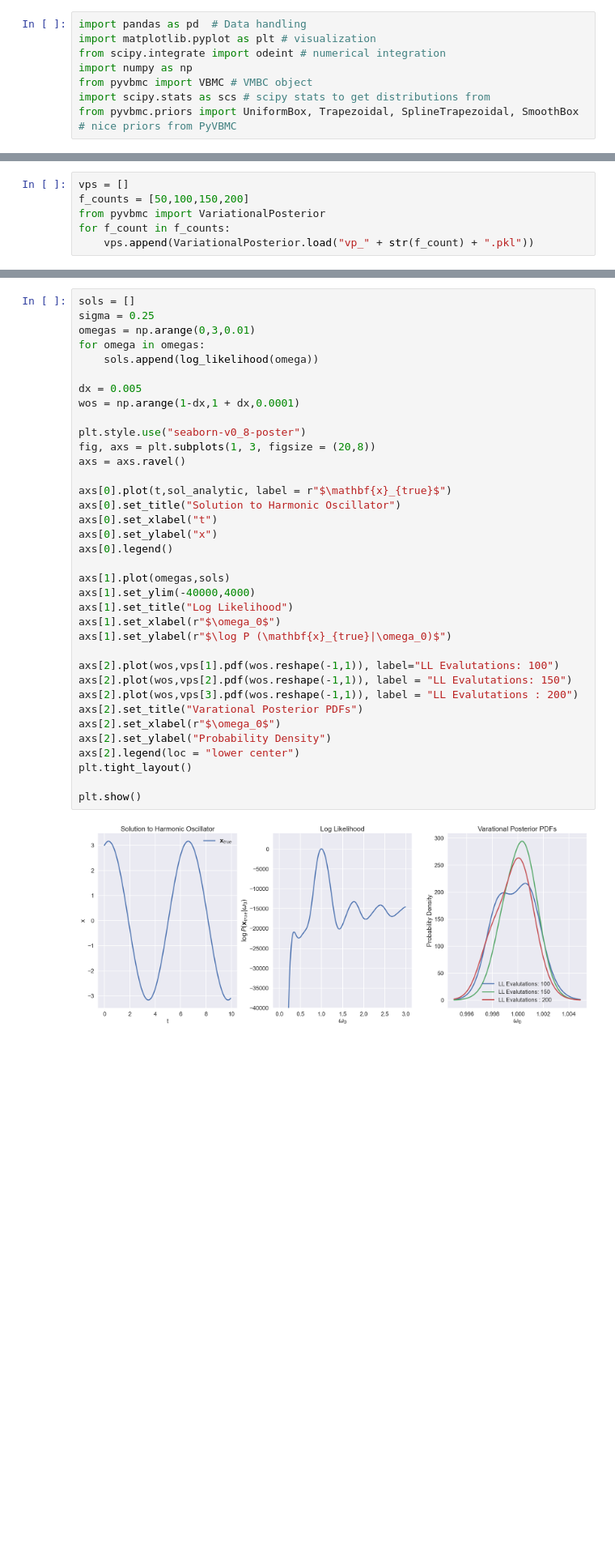
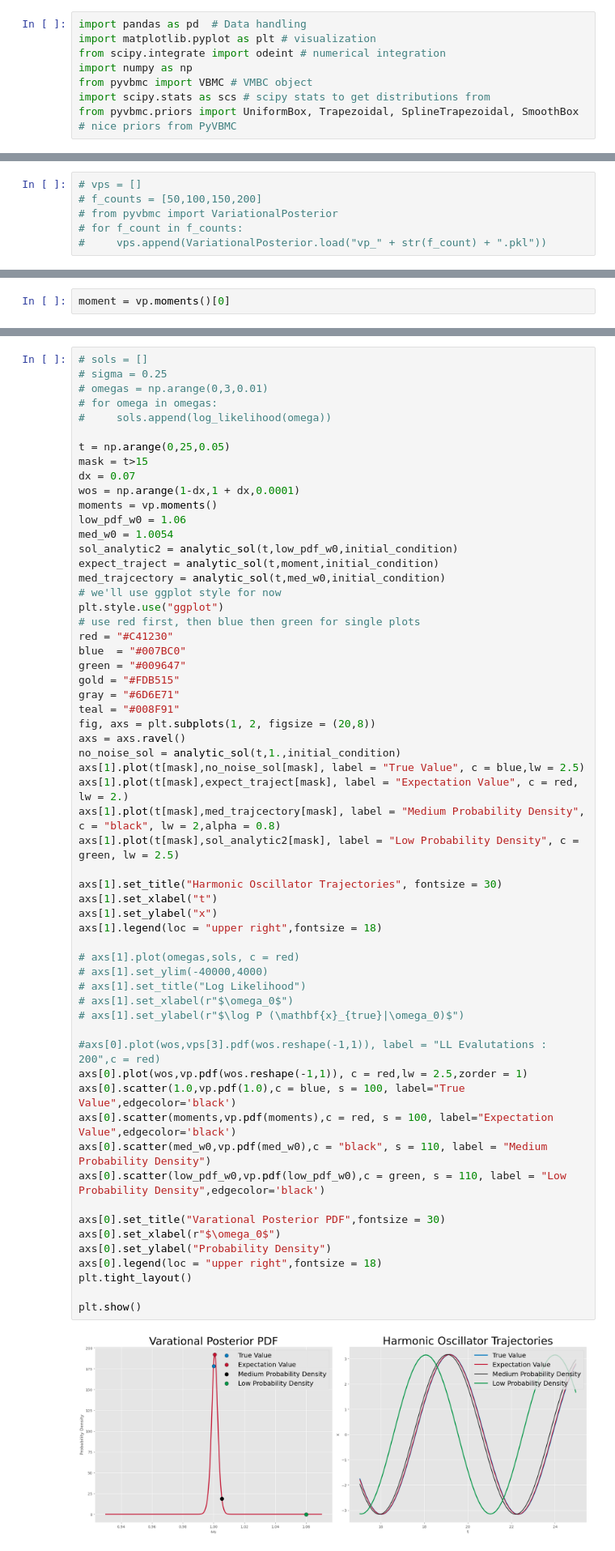
Before and after one commit to valentine-alia/BPE, a Jupyter notebook: do_you_even_SHO_bro.ipynb, the cells around one changed output, grey strips where cells are left out. Shown at 81% size. Drawn from its saved outputs; the diff is of its cells as text; blank space fills up the shorter version.

```diff
--- a/do_you_even_SHO_bro.ipynb
+++ b/do_you_even_SHO_bro.ipynb
@@ -102,9 +123,9 @@ Caution: Returned variational solution may have not converged.
 # %%
-vps = []
-f_counts = [50,100,150,200]
-from pyvbmc import VariationalPosterior
-for f_count in f_counts:
-    vps.append(VariationalPosterior.load("vp_" + str(f_count) + ".pkl"))
+# vps = []
+# f_counts = [50,100,150,200]
+# from pyvbmc import VariationalPosterior
+# for f_count in f_counts:
+#     vps.append(VariationalPosterior.load("vp_" + str(f_count) + ".pkl"))
 # %%
 from pyvbmc import VariationalPosterior
 vp = VariationalPosterior.load("sho_toy.pkl")
@@ -123,0 +149,2 @@ plt.show()
+# %%
+moment = vp.moments()[0]
@@ -124,41 +170,64 @@ plt.show()
 # %%
-sols = []
-sigma = 0.25
-omegas = np.arange(0,3,0.01)
-for omega in omegas:
-    sols.append(log_likelihood(omega))
+# sols = []
+# sigma = 0.25
+# omegas = np.arange(0,3,0.01)
+# for omega in omegas:
+#     sols.append(log_likelihood(omega))
 
-dx = 0.005
+t = np.arange(0,25,0.05)
+mask = t>15
+dx = 0.07
 wos = np.arange(1-dx,1 + dx,0.0001)
+moments = vp.moments()
+low_pdf_w0 = 1.06
+med_w0 = 1.0054
+sol_analytic2 = analytic_sol(t,low_pdf_w0,initial_condition)
+expect_traject = analytic_sol(t,moment,initial_condition)
+med_trajcectory = analytic_sol(t,med_w0,initial_condition)
+# we'll use ggplot style for now
+plt.style.use("ggplot")
+# use red first, then blue then green for single plots
+red = "#C41230"
+blue  = "#007BC0"
+green = "#009647"
+gold = "#FDB515"
+gray = "#6D6E71"
+teal = "#008F91"
+fig, axs = plt.subplots(1, 2, figsize = (20,8))
+axs = axs.ravel()
+no_noise_sol = analytic_sol(t,1.,initial_condition)
+axs[1].plot(t[mask],no_noise_sol[mask], label = "True Value", c = blue,lw = 2.5)
+axs[1].plot(t[mask],expect_traject[mask], label = "Expectation Value", c = red, lw = 2.)
+axs[1].plot(t[mask],med_trajcectory[mask], label = "Medium Probability Density", c = "black", lw = 2,alpha = 0.8)
+axs[1].plot(t[mask],sol_analytic2[mask], label = "Low Probability Density", c = green, lw = 2.5)
 
-plt.style.use("seaborn-v0_8-poster")
-fig, axs = plt.subplots(1, 3, figsize = (20,8))
-axs = axs.ravel()
+axs[1].set_title("Harmonic Oscillator Trajectories", fontsize = 30)
+axs[1].set_xlabel("t")
+axs[1].set_ylabel("x")
+axs[1].legend(loc = "upper right",fontsize = 18)
 
-axs[0].plot(t,sol_analytic, label = r"$\mathbf{x}_{true}$")
-axs[0].set_title("Solution to Harmonic Oscillator")
-axs[0].set_xlabel("t")
-axs[0].set_ylabel("x")
-axs[0].legend()
+# axs[1].plot(omegas,sols, c = red)
+# axs[1].set_ylim(-40000,4000)
+# axs[1].set_title("Log Likelihood")
+# axs[1].set_xlabel(r"$\omega_0$")
+# axs[1].set_ylabel(r"$\log P (\mathbf{x}_{true}|\omega_0)$")
 
-axs[1].plot(omegas,sols)
-axs[1].set_ylim(-40000,4000)
-axs[1].set_title("Log Likelihood")
-axs[1].set_xlabel(r"$\omega_0$")
-axs[1].set_ylabel(r"$\log P (\mathbf{x}_{true}|\omega_0)$")
+#axs[0].plot(wos,vps[3].pdf(wos.reshape(-1,1)), label = "LL Evalutations : 200",c = red)
+axs[0].plot(wos,vp.pdf(wos.reshape(-1,1)), c = red,lw = 2.5,zorder = 1)
+axs[0].scatter(1.0,vp.pdf(1.0),c = blue, s = 100, label="True Value",edgecolor='black')
+axs[0].scatter(moments,vp.pdf(moments),c = red, s = 100, label="Expectation Value",edgecolor='black')
+axs[0].scatter(med_w0,vp.pdf(med_w0),c = "black", s = 110, label = "Medium Probability Density")
+axs[0].scatter(low_pdf_w0,vp.pdf(low_pdf_w0),c = green, s = 110, label = "Low Probability Density",edgecolor='black')
 
-axs[2].plot(wos,vps[1].pdf(wos.reshape(-1,1)), label="LL Evalutations: 100")
-axs[2].plot(wos,vps[2].pdf(wos.reshape(-1,1)), label = "LL Evalutations: 150")
-axs[2].plot(wos,vps[3].pdf(wos.reshape(-1,1)), label = "LL Evalutations : 200")
-axs[2].set_title("Varational Posterior PDFs")
-axs[2].set_xlabel(r"$\omega_0$")
-axs[2].set_ylabel("Probability Density")
-axs[2].legend(loc = "lower center")
+axs[0].set_title("Varational Posterior PDF",fontsize = 30)
+axs[0].set_xlabel(r"$\omega_0$")
+axs[0].set_ylabel("Probability Density")
+axs[0].legend(loc = "upper right",fontsize = 18)
 plt.tight_layout()
 
 plt.show()
 # %% [output]
-[figure, old version]
+[figure, new version]
 # %%
 options2 = {
     "max_fun_evals": 90
```
Also changed, not shown: parts of 11 cells of this notebook, 56 other files.
